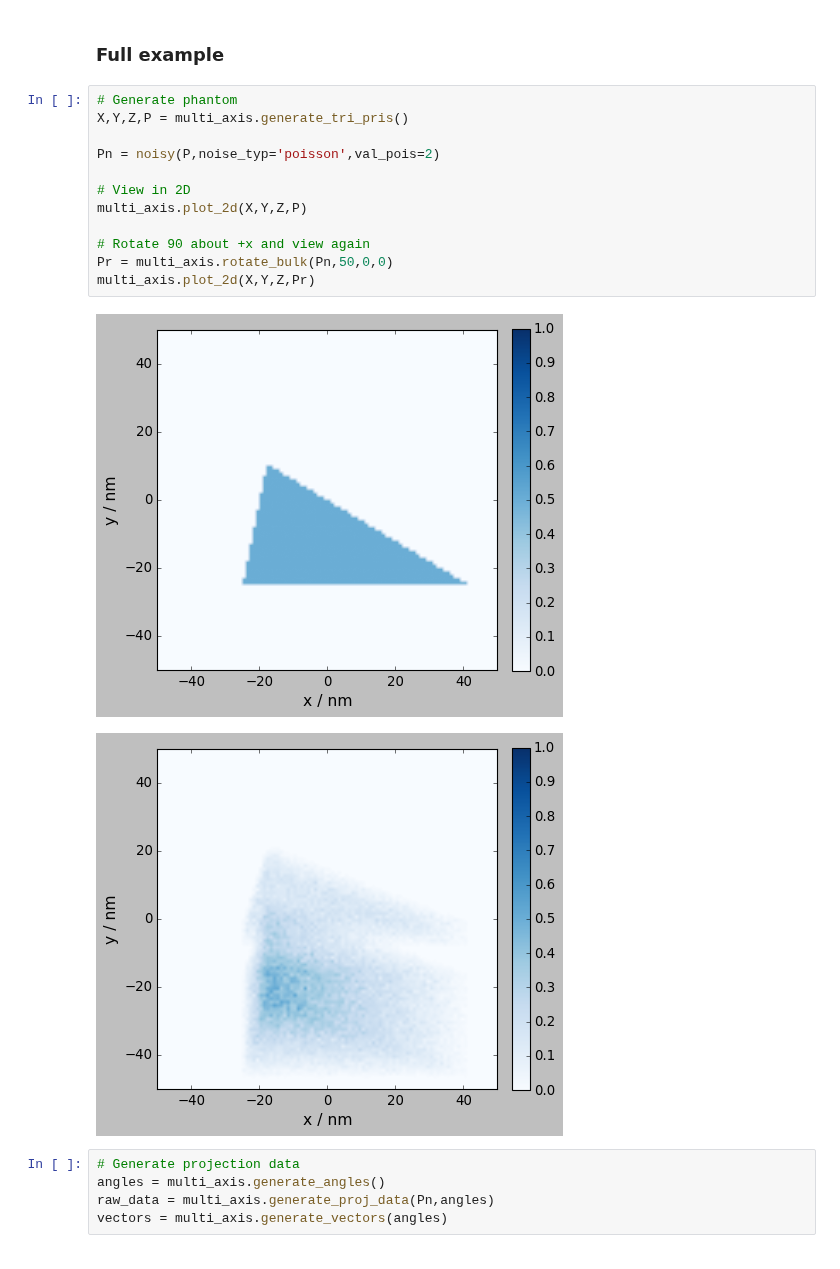
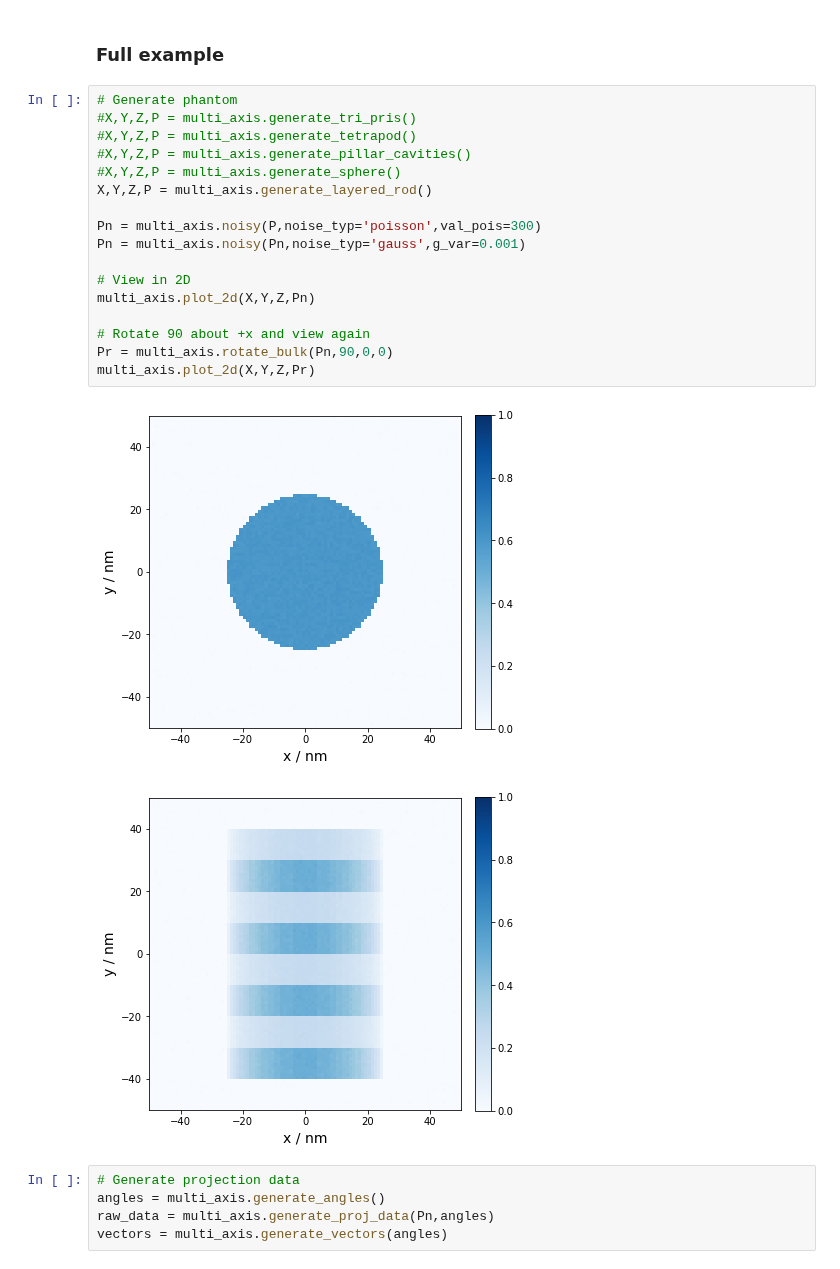
Before and after one commit to grlewis333/phd-work, a Jupyter notebook: multi-axis-tomo/scalar-rot-proj.ipynb, the cells around one changed output. Drawn from its saved outputs; the diff is of its cells as text.

```diff
--- a/multi-axis-tomo/scalar-rot-proj.ipynb
+++ b/multi-axis-tomo/scalar-rot-proj.ipynb
@@ -127,19 +19,24 @@ def noisy(image, noise_typ='gauss',g_var = 0.1, p_sp = 0.004,val_pois = None,sp_
 ### Full example
 # %%
 # Generate phantom
-X,Y,Z,P = multi_axis.generate_tri_pris()
+#X,Y,Z,P = multi_axis.generate_tri_pris()
+#X,Y,Z,P = multi_axis.generate_tetrapod()
+#X,Y,Z,P = multi_axis.generate_pillar_cavities()
+#X,Y,Z,P = multi_axis.generate_sphere()
+X,Y,Z,P = multi_axis.generate_layered_rod()
 
-Pn = noisy(P,noise_typ='poisson',val_pois=2)
+Pn = multi_axis.noisy(P,noise_typ='poisson',val_pois=300)
+Pn = multi_axis.noisy(Pn,noise_typ='gauss',g_var=0.001)
 
 # View in 2D
-multi_axis.plot_2d(X,Y,Z,P)
+multi_axis.plot_2d(X,Y,Z,Pn)
 
 # Rotate 90 about +x and view again
-Pr = multi_axis.rotate_bulk(Pn,50,0,0)
+Pr = multi_axis.rotate_bulk(Pn,90,0,0)
 multi_axis.plot_2d(X,Y,Z,Pr)
 # %% [output]
-[figure, old version]
+[figure, new version]
-[figure, old version]
+[figure, new version]
 # %%
 # Generate projection data
 angles = multi_axis.generate_angles()
```
Also changed, not shown: parts of 6 cells of this notebook, 1 other file.
